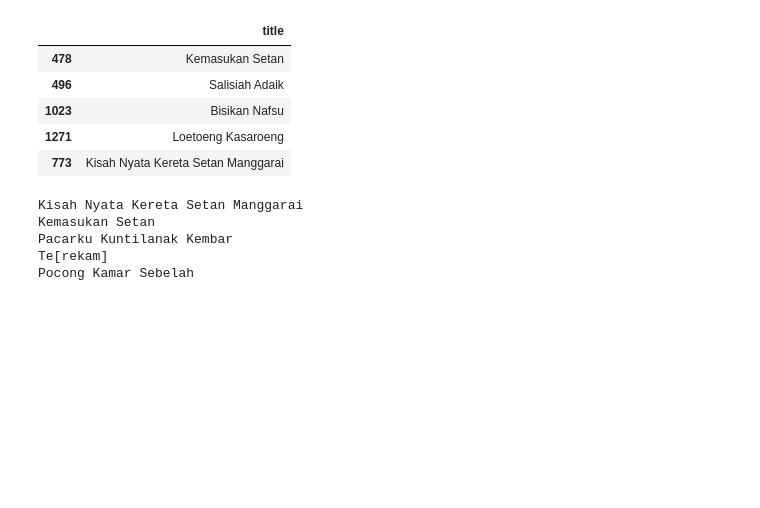
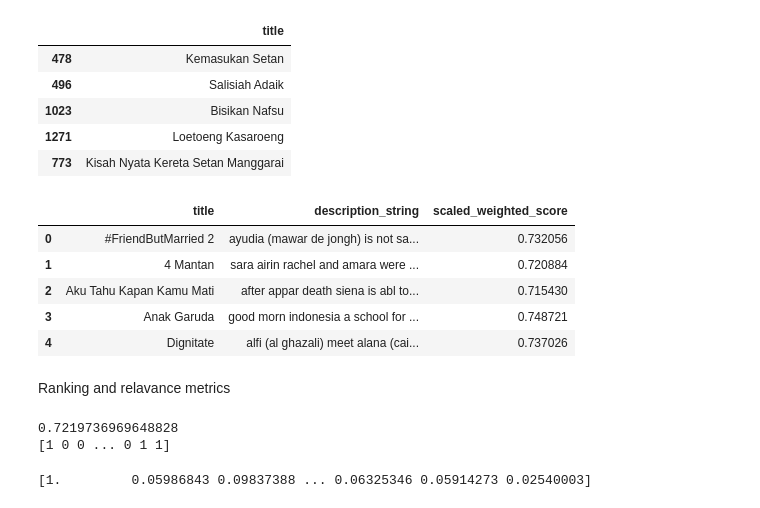
Before and after one commit to Sandip783/MS-Elevate, a Jupyter notebook: Final_Project.ipynb, the cells around one changed output. Cells and saved outputs as stored; diff of their text form; code cells hidden in the pictures; blank space fills up the shorter version.

```diff
--- a/Final_Project.ipynb
+++ b/Final_Project.ipynb
@@ -476,11 +467,16 @@ recommend2('Virgin')
 | 1023 | Bisikan Nafsu |
 | 1271 | Loetoeng Kasaroeng |
 | 773 | Kisah Nyata Kereta Setan Manggarai |
-# %%
-recommend('Virgin')
-# %% [output]
-Kisah Nyata Kereta Setan Manggarai
-Kemasukan Setan
-Pacarku Kuntilanak Kembar
-Te[rekam]
-Pocong Kamar Sebelah
+# %%
+df_2['scaled_weighted_score'] = scaled_weighted_score
+# %%
+df_2.head()
+# %% [output]
+|  | title | description_string | scaled_weighted_score |
+| 0 | #FriendButMarried 2 | ayudia (mawar de jongh) is not sa... | 0.732056 |
+| 1 | 4 Mantan | sara airin rachel and amara were ... | 0.720884 |
+| 2 | Aku Tahu Kapan Kamu Mati | after appar death siena is abl to... | 0.715430 |
+| 3 | Anak Garuda | good morn indonesia a school for ... | 0.748721 |
+| 4 | Dignitate | alfi (al ghazali) meet alana (cai... | 0.737026 |
+# %% [markdown]
+Ranking and relavance metrics
@@ -486,0 +486,6 @@ Pocong Kamar Sebelah
+# %%
+print(threshold)
+print(y_true)
+# %% [output]
+0.7219736969648828
+[1 0 0 ... 0 1 1]
@@ -486,0 +497,4 @@ Pocong Kamar Sebelah
+# %%
+print(y_score)
+# %% [output]
+[1.         0.05986843 0.09837388 ... 0.06325346 0.05914273 0.02540003]
```
Also changed, not shown: parts of 9 cells of this notebook.
